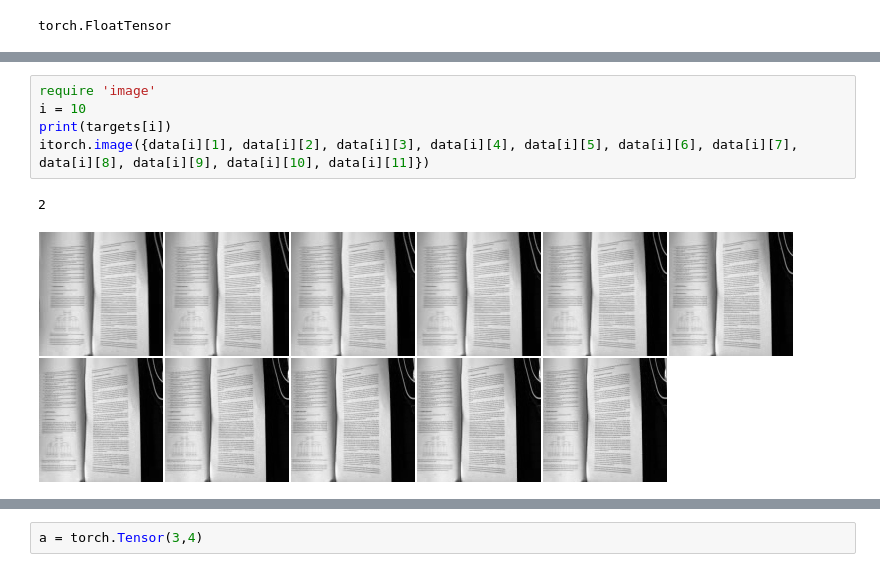
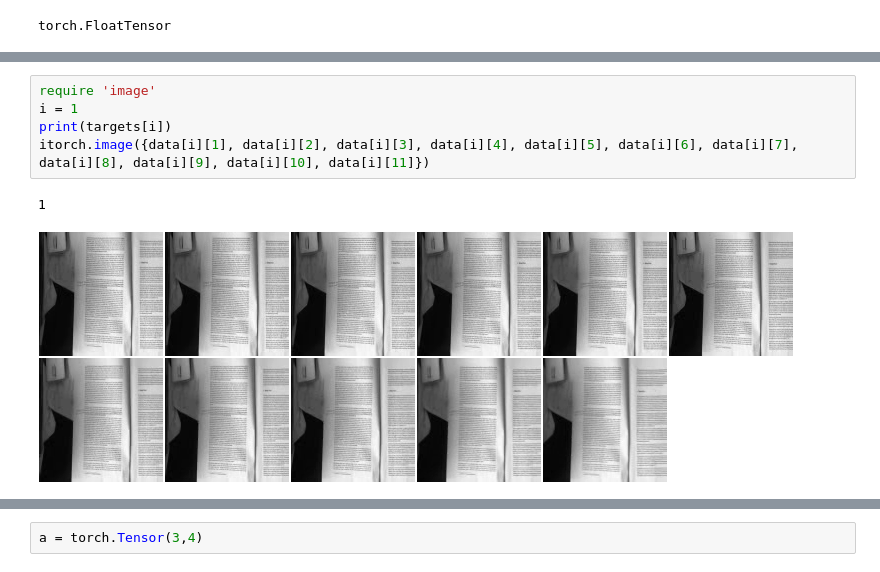
Before and after one commit to JesseYang/video_segmentation.torch, a Jupyter notebook: test_loader.ipynb, the cells around one changed output, grey strips where cells are left out. Saved outputs shown, nothing was run; the diff lists cells and outputs as text.

```diff
--- a/test_loader.ipynb
+++ b/test_loader.ipynb
@@ -225,11 +31,11 @@ Columns 1 to 10
 # %%
 require 'image'
-i = 10
+i = 1
 print(targets[i])
 itorch.image({data[i][1], data[i][2], data[i][3], data[i][4], data[i][5], data[i][6], data[i][7], data[i][8], data[i][9], data[i][10], data[i][11]})
 # %% [output]
-2
+1
-[figure, old version]
+[figure, new version]
 # %%
 targets
 # %% [output]
```
Also changed, not shown: parts of 3 cells of this notebook, 5 other files.
